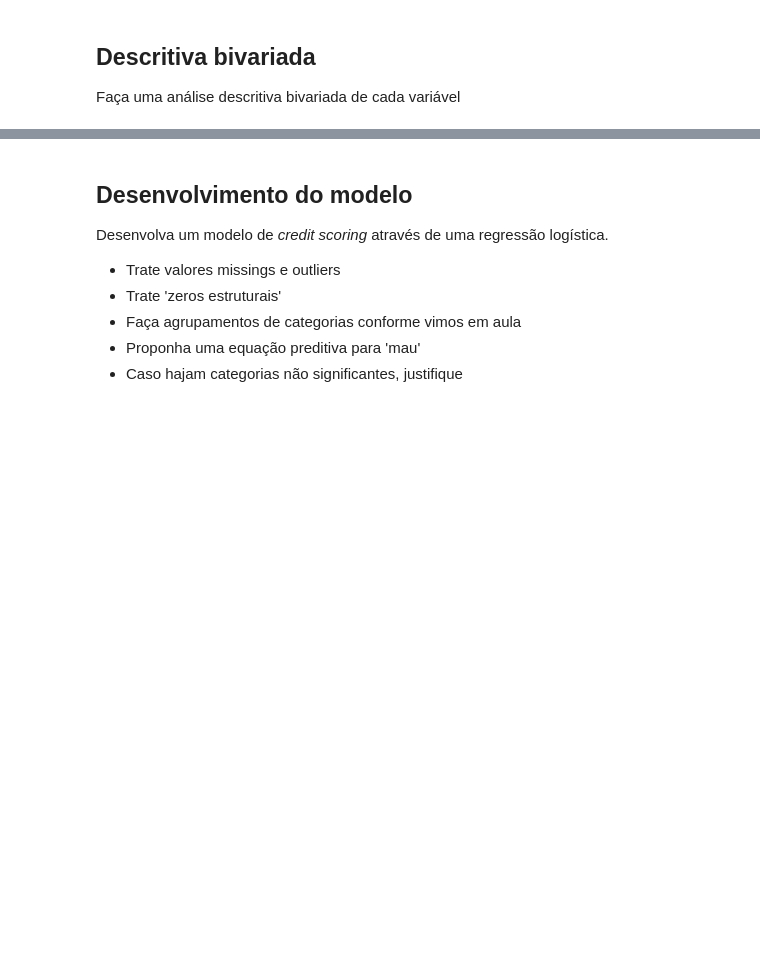
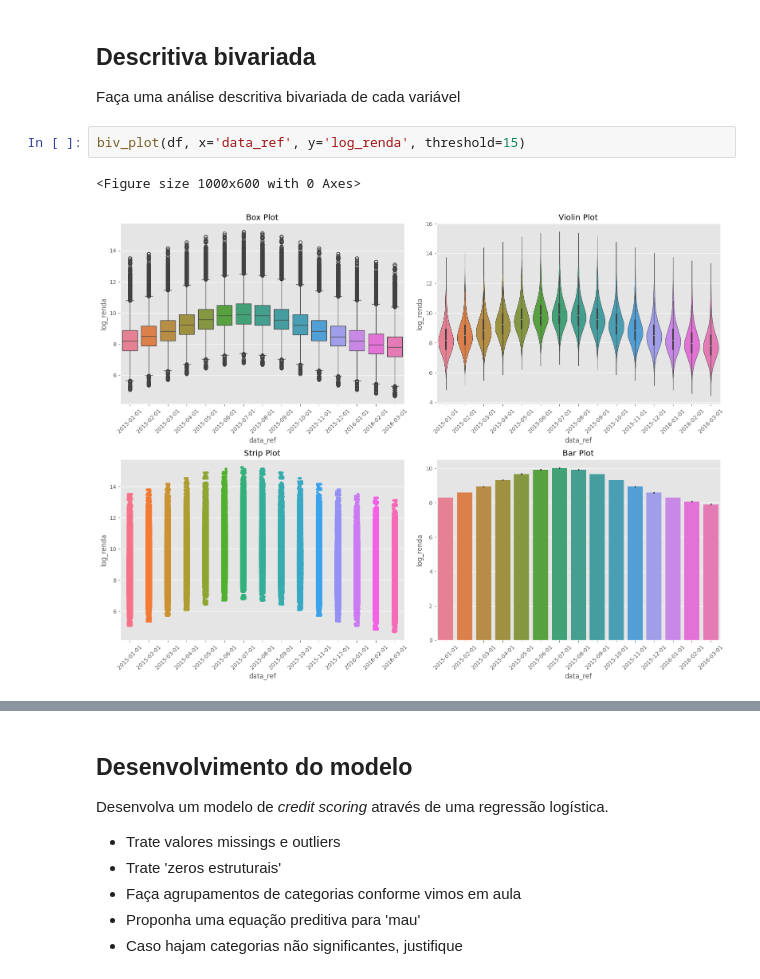
Before and after one commit to PedroHang/Logistic-Regression-Income, a Jupyter notebook: ProfCientistaDados m37_supportmaterial_exercise02.ipynb, the cells around one changed output, grey strips where cells are left out. Saved outputs shown, nothing was run; the diff lists cells and outputs as text; blank space fills up the shorter version.

```diff
--- a/ProfCientistaDados m37_supportmaterial_exercise02.ipynb
+++ b/ProfCientistaDados m37_supportmaterial_exercise02.ipynb
@@ -54,3 +237,8 @@ df.shape
 ## Descritiva bivariada
 
 Faça uma análise descritiva bivariada de cada variável
+# %%
+biv_plot(df, x='data_ref', y='log_renda', threshold=15)
+# %% [output]
+<Figure size 1000x600 with 0 Axes>
+[figure, added]
```
Also changed, not shown: parts of 30 cells of this notebook.
